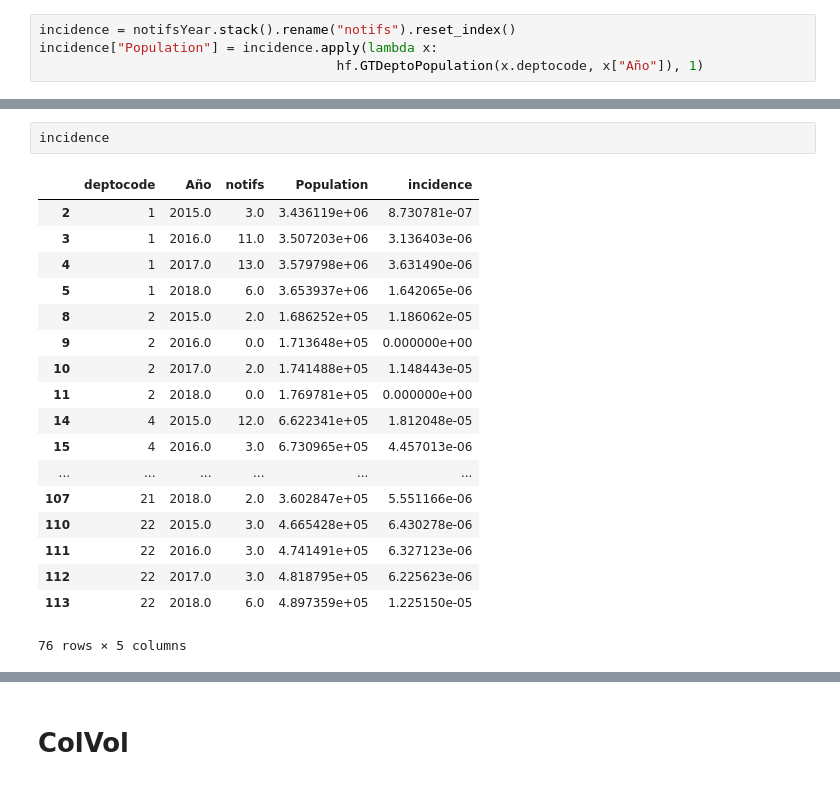
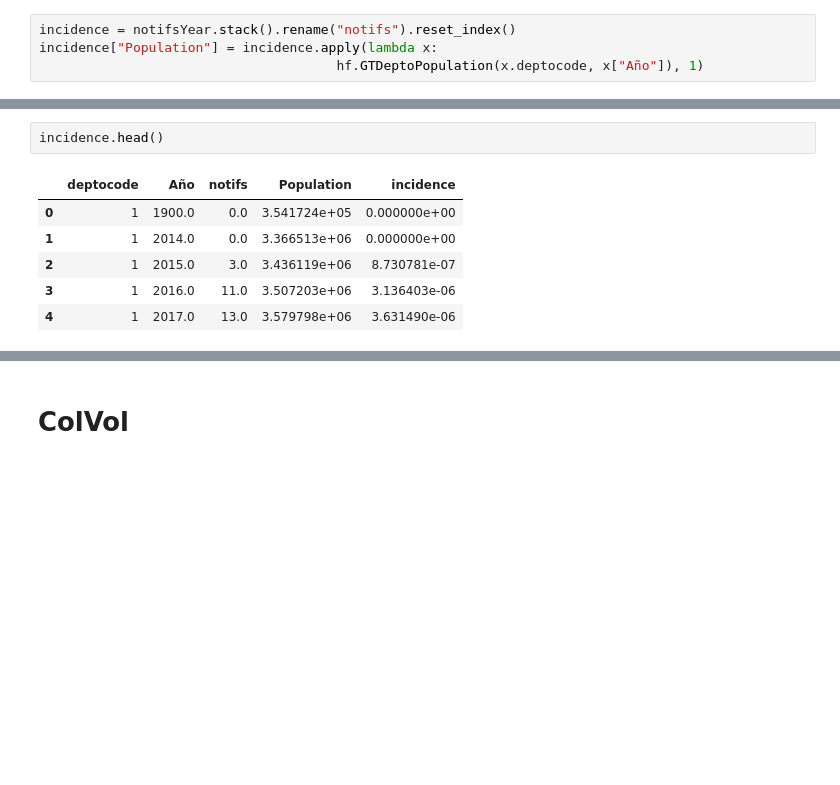
Before and after one commit to Guitlle/gf, a Jupyter notebook: outcome_measurement/malaria/gtm/GTM - Malaria data reporting.ipynb, the cells around one changed output, grey strips where cells are left out. Drawn from its saved outputs; the diff is of its cells as text; blank space fills up the shorter version.

```diff
--- a/outcome_measurement/malaria/gtm/GTM - Malaria data reporting.ipynb
+++ b/outcome_measurement/malaria/gtm/GTM - Malaria data reporting.ipynb
@@ -208,24 +202,12 @@ See the caveats in the documentation: http://pandas.pydata.org/pandas-docs/stabl
 # %%
-incidence
+incidence.head()
 # %% [output]
 |  | deptocode | Año | notifs | Population | incidence |
+| 0 | 1 | 1900.0 | 0.0 | 3.541724e+05 | 0.000000e+00 |
+| 1 | 1 | 2014.0 | 0.0 | 3.366513e+06 | 0.000000e+00 |
 | 2 | 1 | 2015.0 | 3.0 | 3.436119e+06 | 8.730781e-07 |
 | 3 | 1 | 2016.0 | 11.0 | 3.507203e+06 | 3.136403e-06 |
 | 4 | 1 | 2017.0 | 13.0 | 3.579798e+06 | 3.631490e-06 |
-| 5 | 1 | 2018.0 | 6.0 | 3.653937e+06 | 1.642065e-06 |
-| 8 | 2 | 2015.0 | 2.0 | 1.686252e+05 | 1.186062e-05 |
-| 9 | 2 | 2016.0 | 0.0 | 1.713648e+05 | 0.000000e+00 |
-| 10 | 2 | 2017.0 | 2.0 | 1.741488e+05 | 1.148443e-05 |
-| 11 | 2 | 2018.0 | 0.0 | 1.769781e+05 | 0.000000e+00 |
-| 14 | 4 | 2015.0 | 12.0 | 6.622341e+05 | 1.812048e-05 |
-| 15 | 4 | 2016.0 | 3.0 | 6.730965e+05 | 4.457013e-06 |
-| ... | ... | ... | ... | ... | ... |
-| 107 | 21 | 2018.0 | 2.0 | 3.602847e+05 | 5.551166e-06 |
-| 110 | 22 | 2015.0 | 3.0 | 4.665428e+05 | 6.430278e-06 |
-| 111 | 22 | 2016.0 | 3.0 | 4.741491e+05 | 6.327123e-06 |
-| 112 | 22 | 2017.0 | 3.0 | 4.818795e+05 | 6.225623e-06 |
-| 113 | 22 | 2018.0 | 6.0 | 4.897359e+05 | 1.225150e-05 |
-76 rows × 5 columns
 # %%
 def a1(depto):
     datum = incidence[(incidence.deptocode == depto.deptocode) & (incidence["Año"] == 2018)]\
```
Also changed, not shown: parts of 3 cells of this notebook.
